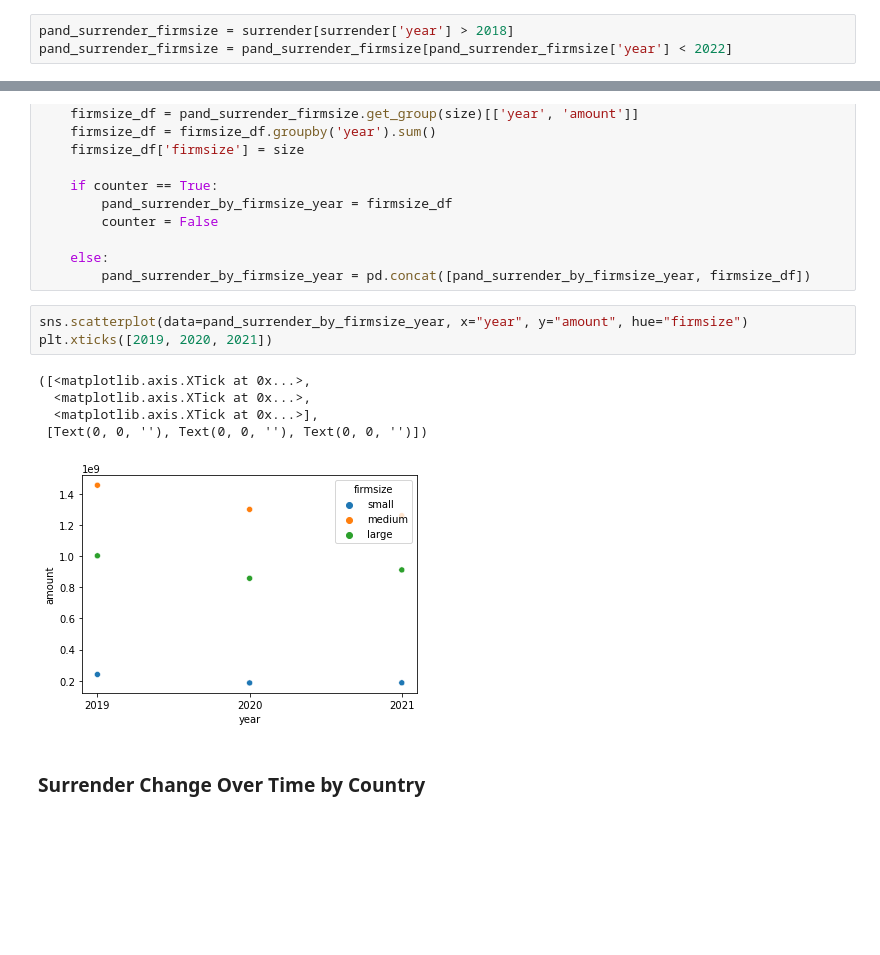
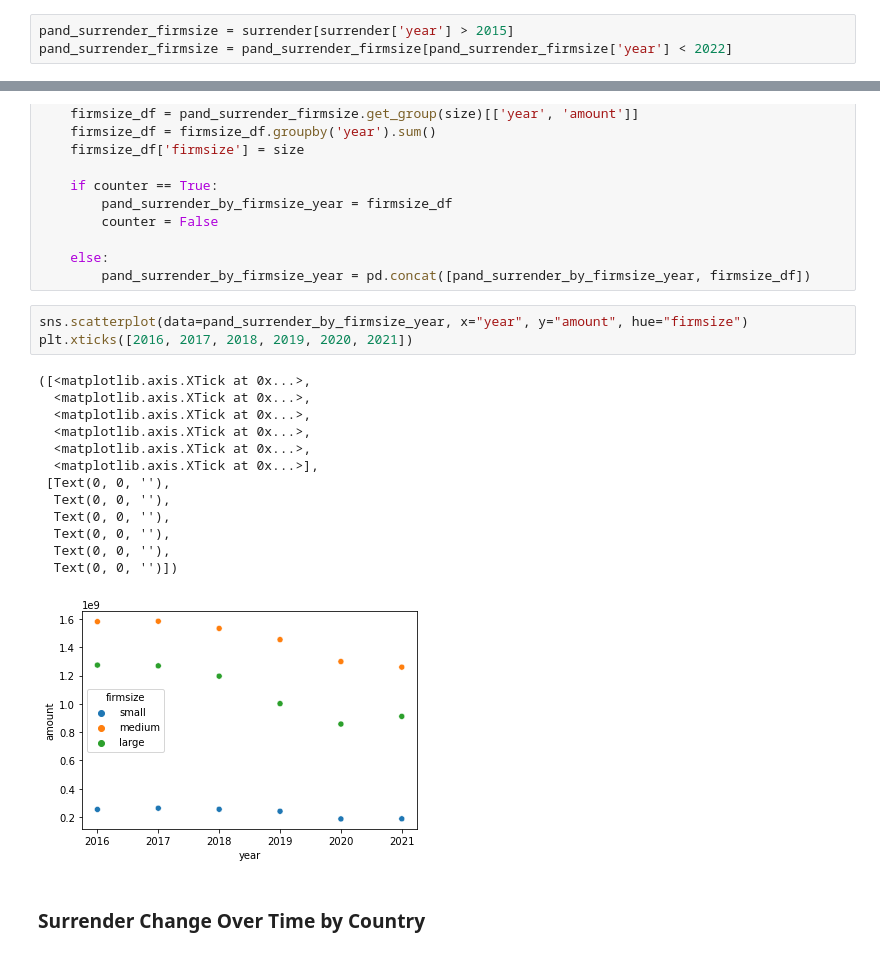
Before and after one commit to joshder/Emission-Trading, a Jupyter notebook: Code/Emissions Trading.ipynb, the cells around one changed output, grey strips where cells are left out. Drawn from its saved outputs; the diff is of its cells as text; blank space fills up the shorter version.

Commit message:
Add years from 2016 to compare pandemic year trends to baseline. Add heatmap of average YoY change in surrenders. Add table of percentage missing values for account and installation dataframes.

```diff
--- a/Code/Emissions Trading.ipynb
+++ b/Code/Emissions Trading.ipynb
@@ -324,7 +298,7 @@ account = pd.merge(account, num_installations_by_account, left_on='accountHolder
 # %%
 surrender = pd.merge(surrender, account[['installation_id', 'firm_size']], left_on='installation_id', right_on='installation_id', how='left')
 # %%
-pand_surrender_firmsize = surrender[surrender['year'] > 2018]
+pand_surrender_firmsize = surrender[surrender['year'] > 2015]
 pand_surrender_firmsize = pand_surrender_firmsize[pand_surrender_firmsize['year'] < 2022]
 # %%
 pand_surrender_firmsize = pand_surrender_firmsize.groupby('firm_size')
@@ -347,13 +321,21 @@ for size in firm_sizes:
         pand_surrender_by_firmsize_year = pd.concat([pand_surrender_by_firmsize_year, firmsize_df])
 # %%
 sns.scatterplot(data=pand_surrender_by_firmsize_year, x="year", y="amount", hue="firmsize")
-plt.xticks([2019, 2020, 2021])
+plt.xticks([2016, 2017, 2018, 2019, 2020, 2021])
 # %% [output]
 ([<matplotlib.axis.XTick at 0x...>,
   <matplotlib.axis.XTick at 0x...>,
+  <matplotlib.axis.XTick at 0x...>,
+  <matplotlib.axis.XTick at 0x...>,
+  <matplotlib.axis.XTick at 0x...>,
   <matplotlib.axis.XTick at 0x...>],
- [Text(0, 0, ''), Text(0, 0, ''), Text(0, 0, '')])
+ [Text(0, 0, ''),
+  Text(0, 0, ''),
+  Text(0, 0, ''),
+  Text(0, 0, ''),
+  Text(0, 0, ''),
+  Text(0, 0, '')])
-[figure, old version]
+[figure, new version]
 # %% [markdown]
 ### Surrender Change Over Time by Country
 # %%
```
Also changed, not shown: parts of 30 cells of this notebook.
